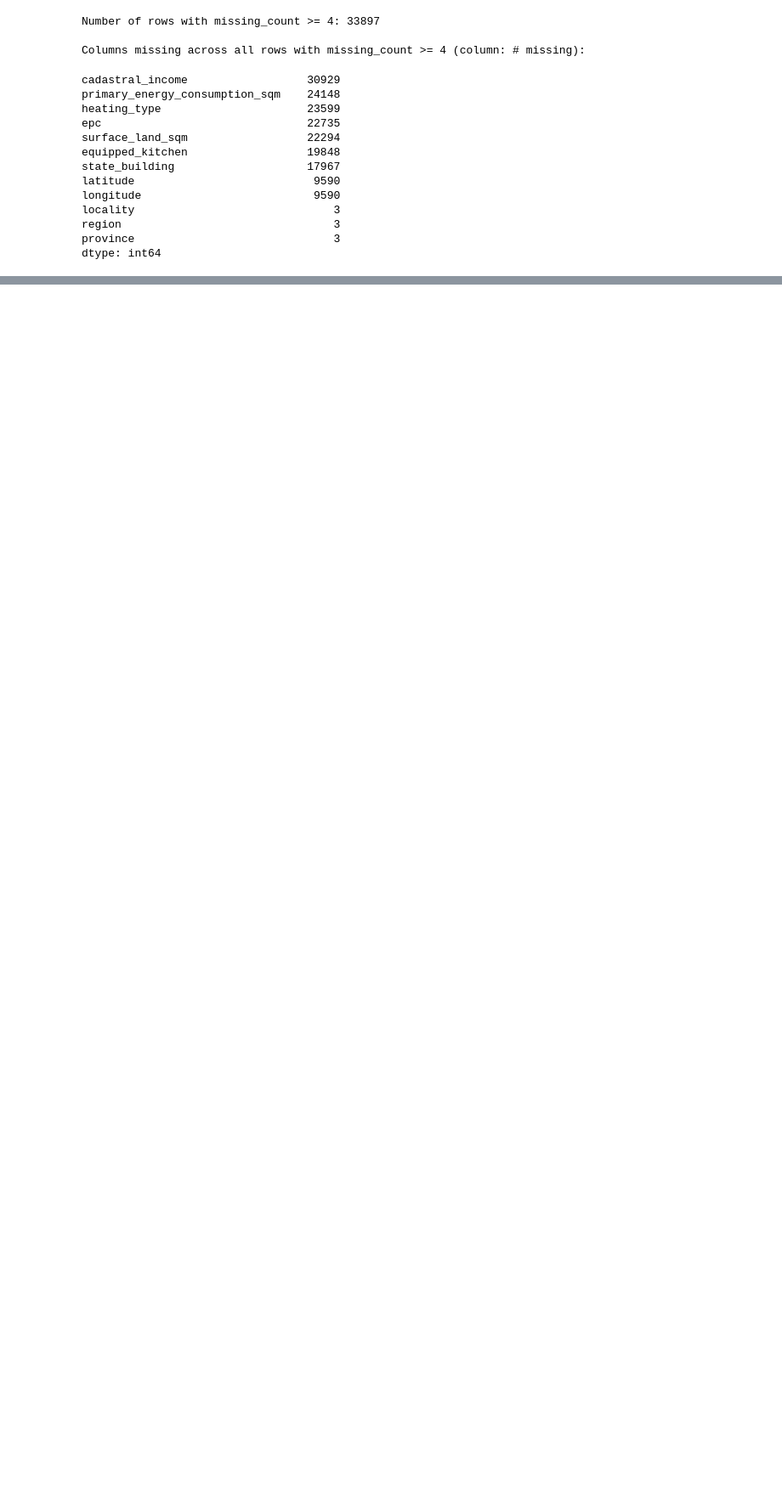
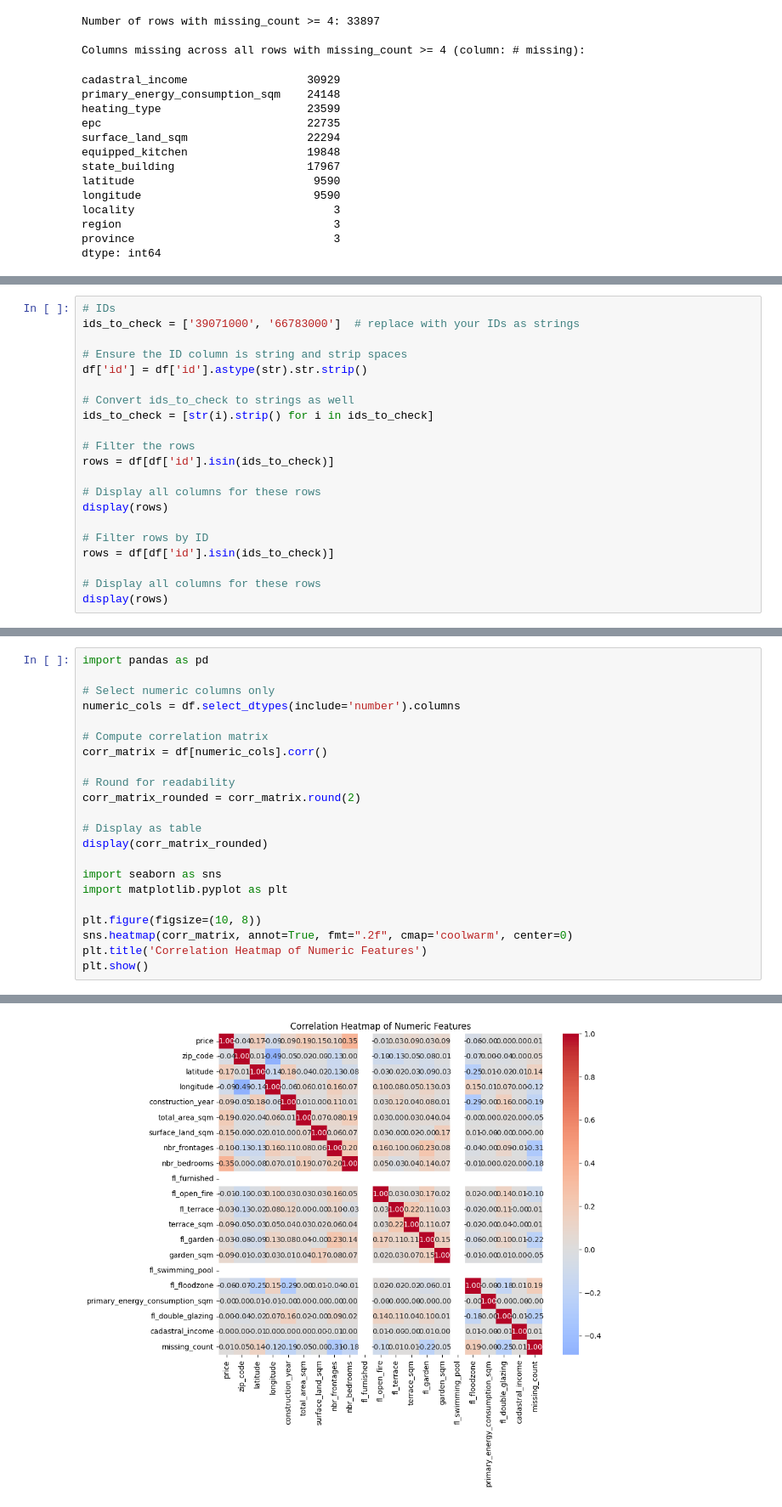
Before and after one commit to Lalovan/Real-estate-price-prediction-Data-analysis, a Jupyter notebook: Kristin/analysis_brainstorming.ipynb, the cells around one changed output, grey strips where cells are left out. Shown at 85% size. Cells and saved outputs as stored; diff of their text form; blank space fills up the shorter version.

```diff
--- a/Kristin/analysis_brainstorming.ipynb
+++ b/Kristin/analysis_brainstorming.ipynb
@@ -866,0 +862,21 @@ Rows with highest missing counts:
+# %%
+# IDs
+ids_to_check = ['39071000', '66783000']  # replace with your IDs as strings
+
+# Ensure the ID column is string and strip spaces
+df['id'] = df['id'].astype(str).str.strip()
+
+# Convert ids_to_check to strings as well
+ids_to_check = [str(i).strip() for i in ids_to_check]
+
+# Filter the rows
+rows = df[df['id'].isin(ids_to_check)]
+
+# Display all columns for these rows
+display(rows)
+
+# Filter rows by ID
+rows = df[df['id'].isin(ids_to_check)]
+
+# Display all columns for these rows
+display(rows)
@@ -866,0 +925,23 @@ Rows with highest missing counts:
+# %%
+import pandas as pd
+
+# Select numeric columns only
+numeric_cols = df.select_dtypes(include='number').columns
+
+# Compute correlation matrix
+corr_matrix = df[numeric_cols].corr()
+
+# Round for readability
+corr_matrix_rounded = corr_matrix.round(2)
+
+# Display as table
+display(corr_matrix_rounded)
+
+import seaborn as sns
+import matplotlib.pyplot as plt
+
+plt.figure(figsize=(10, 8))
+sns.heatmap(corr_matrix, annot=True, fmt=".2f", cmap='coolwarm', center=0)
+plt.title('Correlation Heatmap of Numeric Features')
+plt.show()
+# %% [output]
@@ -866,0 +966 @@ Rows with highest missing counts:
+[figure, added]
```
Also changed, not shown: parts of 24 cells of this notebook, 1 other file.
